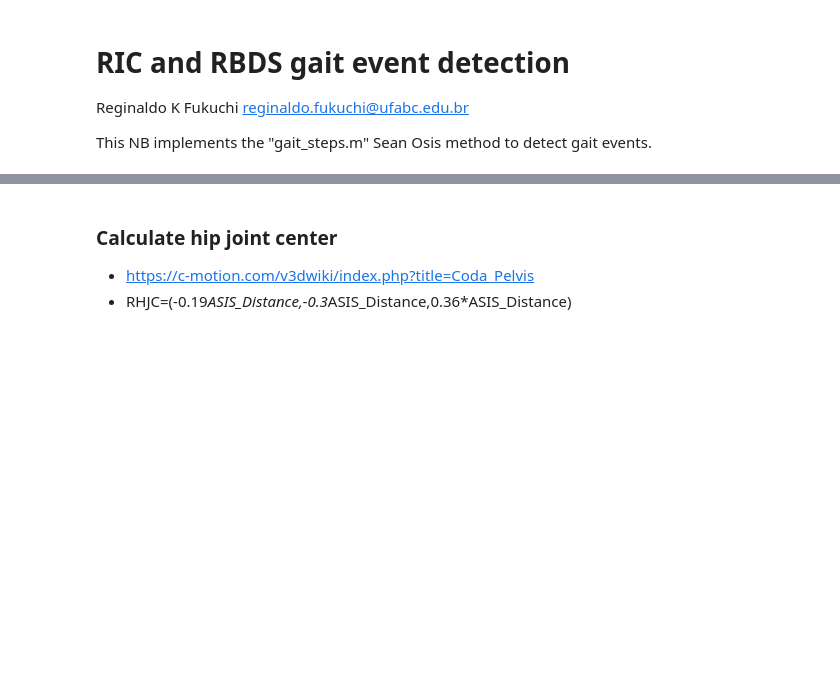
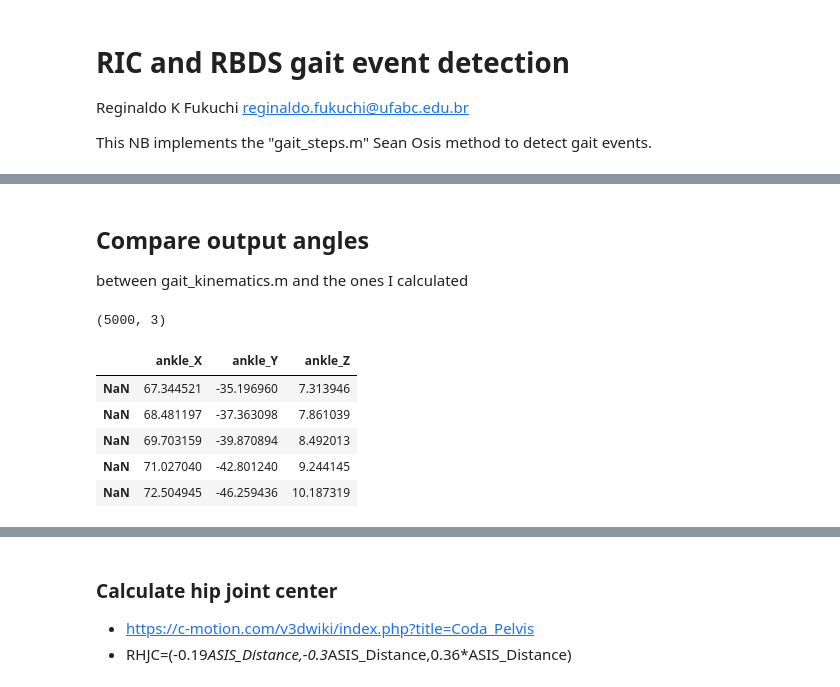
Before and after one commit to regifukuchi/BMC-RIC-running-biomechanics, a Jupyter notebook: notebooks/RIC_RBDS_gait_events_detection.ipynb, the cells around one changed output, grey strips where cells are left out. Saved outputs shown, nothing was run; the diff lists cells and outputs as text; code cells hidden in the pictures; blank space fills up the shorter version.

```diff
--- a/notebooks/RIC_RBDS_gait_events_detection.ipynb
+++ b/notebooks/RIC_RBDS_gait_events_detection.ipynb
@@ -32,0 +83,23 @@ print('Running trial filename: ' + fname_out_R)
+# %% [markdown]
+## Compare output angles
+between gait_kinematics.m and the ones I calculated
+# %%
+# Import mat file of joint angles calculated using gait_kinematics.m function
+fn_mat_r = os.path.join(figshare_dir,'201225','20140515T133244_r.mat')
+mat2dict_r = loadmat(fn_mat_r)
+# Right ankle angle
+r_ankle_ang_sean = np.array(mat2dict_r['r_angles']['R_ankle'])
+r_ankle_ang_sean.shape
+# %% [output]
+(5000, 3)
+# %%
+# Import angles calculated by RIC_RBDS_study.ipynb
+r_ankle_ang_regi = pd.read_csv(os.path.join(data_dir, 'ankle_ang.csv'), sep='\t')
+r_ankle_ang_regi.head()
+# %% [output]
+|  | ankle_X | ankle_Y | ankle_Z |
+| NaN | 67.344521 | -35.196960 | 7.313946 |
+| NaN | 68.481197 | -37.363098 | 7.861039 |
+| NaN | 69.703159 | -39.870894 | 8.492013 |
+| NaN | 71.027040 | -42.801240 | 9.244145 |
+| NaN | 72.504945 | -46.259436 | 10.187319 |
```
Also changed, not shown: parts of 32 cells of this notebook, 11 other files.
